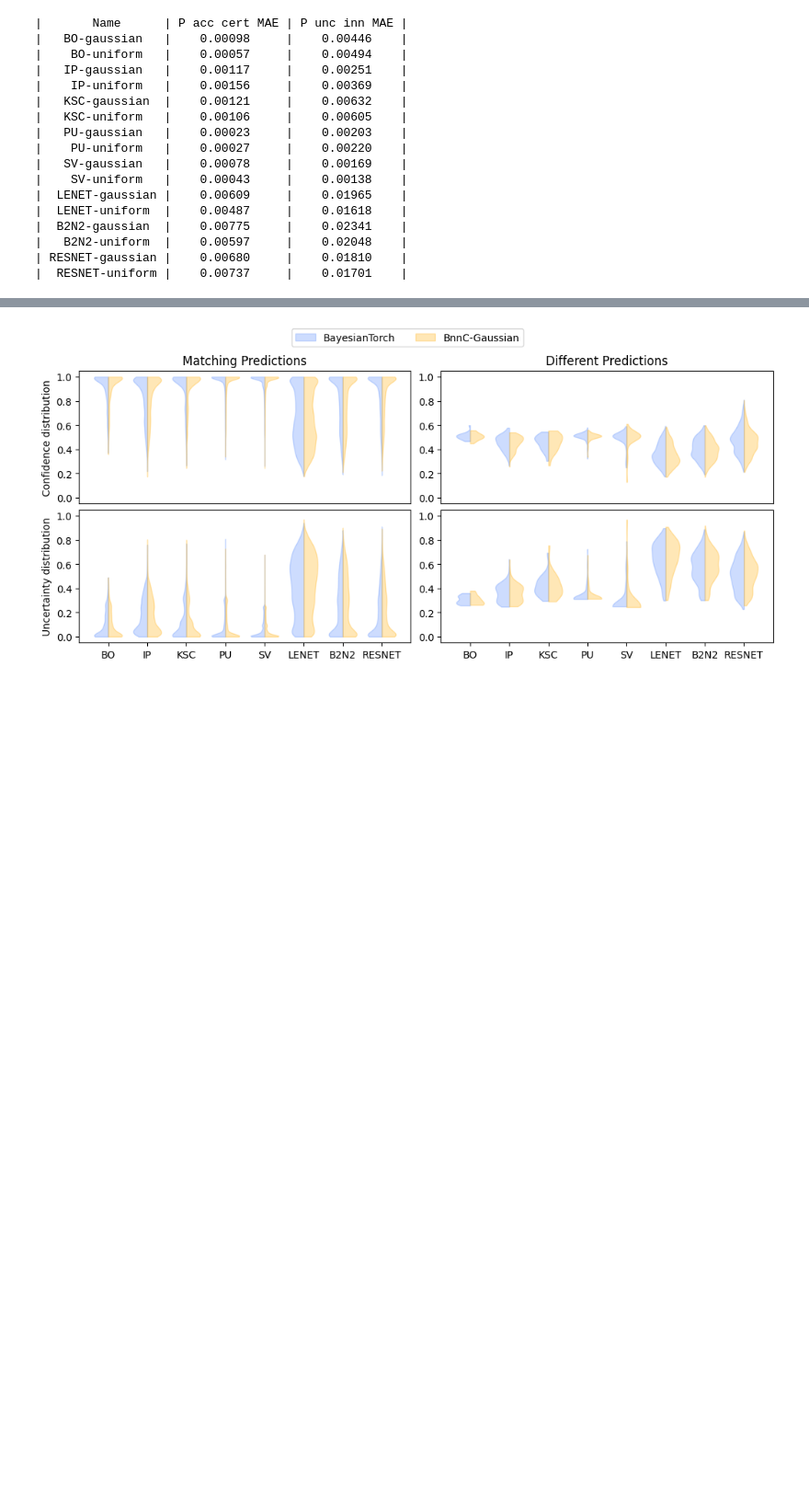
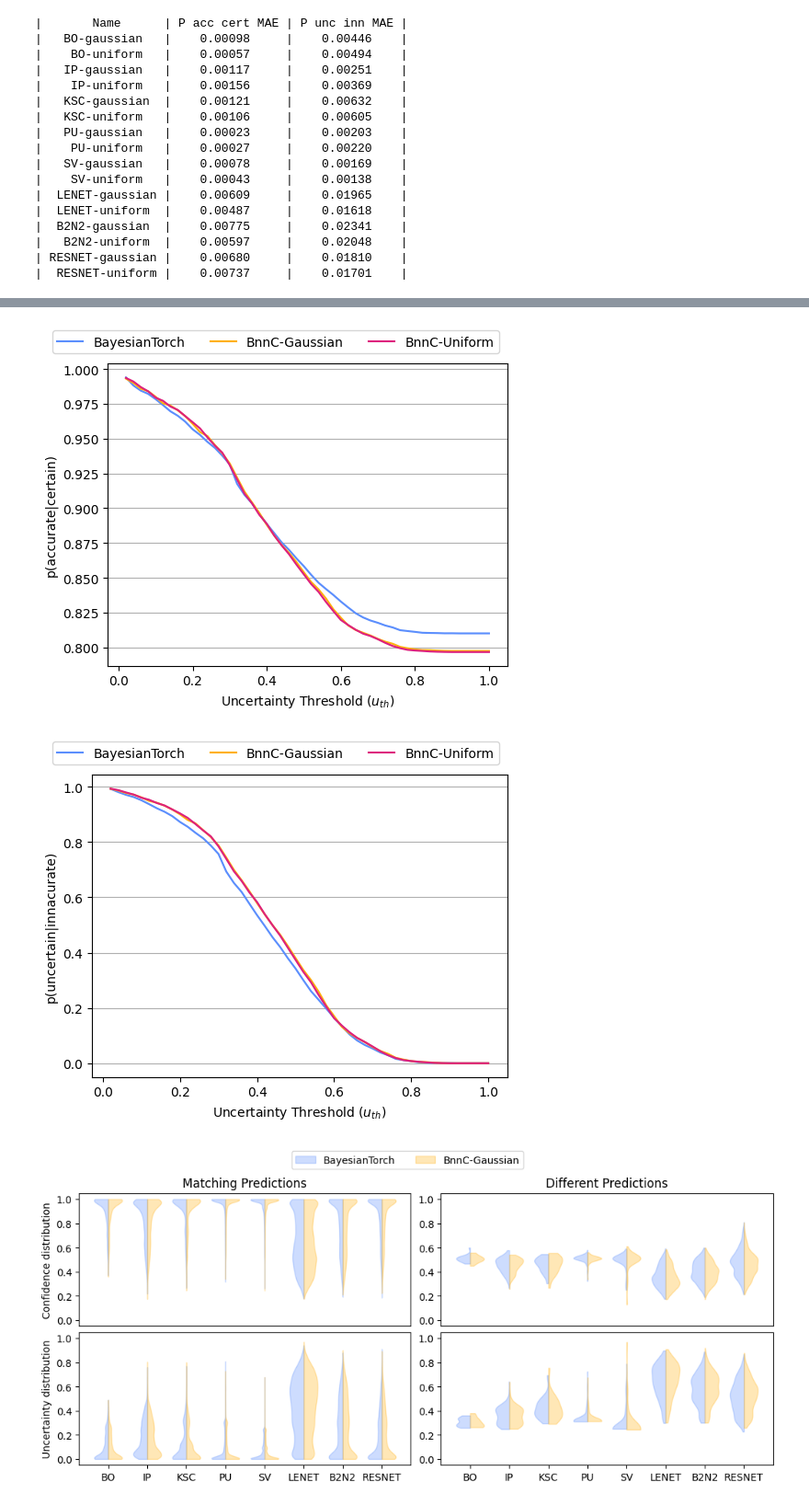
Before and after one commit to Samulix20/BNN_for_C, a Jupyter notebook: metrics.ipynb, the cells around one changed output, grey strips where cells are left out. Shown at 92% size. Drawn from its saved outputs; the diff is of its cells as text; code cells hidden in the pictures; blank space fills up the shorter version.

```diff
--- a/metrics.ipynb
+++ b/metrics.ipynb
@@ -221,3 +324,56 @@ print(table)
+# %%
+qpy = bnnc.metrics.uncertainty_quality(data["RESNET"]["python"]["analyzed_predictions"])
+qunif = bnnc.metrics.uncertainty_quality(data["RESNET"]["unif"]["analyzed_predictions"])
+qgauss = bnnc.metrics.uncertainty_quality(data["RESNET"]["gauss"]["analyzed_predictions"])
+
+fig, ax = pl.subplots(1,1, layout='constrained')
+ax.plot(qpy["uth"], qpy["p_acc_cert"], color=COLOR_1)
+ax.plot(qgauss["uth"], qgauss["p_acc_cert"], color=COLOR_2)
+ax.plot(qunif["uth"], qunif["p_acc_cert"], color=COLOR_3)
+ax.grid(axis='y')
+ax.set_ylabel("p(accurate|certain)")
+ax.set_xlabel(r"Uncertainty Threshold ($u_{th}$)")
+fig.legend(
+    [
+        mlines.Line2D([0], [0], color=COLOR_1),
+        mlines.Line2D([0], [0], color=COLOR_2),
+        mlines.Line2D([0], [0], color=COLOR_3)
+    ],
+    [
+        "BayesianTorch", "BnnC-Gaussian", "BnnC-Uniform"
+    ],
+    bbox_to_anchor=(0.5, 1),
+    loc='lower center', ncols=3,
+)
+fig.set_size_inches(fig.get_size_inches() * np.array([0.8,0.8]))
+fig.savefig("Figures/resnet_probs_acc_cert.pdf", bbox_inches='tight')
+pl.show()
+
+fig, ax = pl.subplots(1,1, layout='constrained')
+ax.plot(qpy["uth"], qpy["p_unc_inn"], color=COLOR_1)
+ax.plot(qgauss["uth"], qgauss["p_unc_inn"], color=COLOR_2)
+ax.plot(qunif["uth"], qunif["p_unc_inn"], color=COLOR_3)
+ax.grid(axis='y')
+ax.set_ylabel("p(uncertain|innacurate)")
+ax.set_xlabel(r"Uncertainty Threshold ($u_{th}$)")
+fig.legend(
+    [
+        mlines.Line2D([0], [0], color=COLOR_1),
+        mlines.Line2D([0], [0], color=COLOR_2),
+        mlines.Line2D([0], [0], color=COLOR_3)
+    ],
+    [
+        "BayesianTorch", "BnnC-Gaussian", "BnnC-Uniform"
+    ],
+    bbox_to_anchor=(0.5, 1),
+    loc='lower center', ncols=3,
+)
+fig.set_size_inches(fig.get_size_inches() * np.array([0.8,0.8]))
+fig.savefig("Figures/resnet_probs_unc_inc.pdf", bbox_inches='tight')
+pl.show()
+# %% [output]
+[figure, added]
+[figure, added]
 # %%
 fig, axes = pl.subplots(2,2, layout="constrained")
 t = 0.7
```
Also changed, not shown: parts of 12 cells of this notebook, 6 other files.
